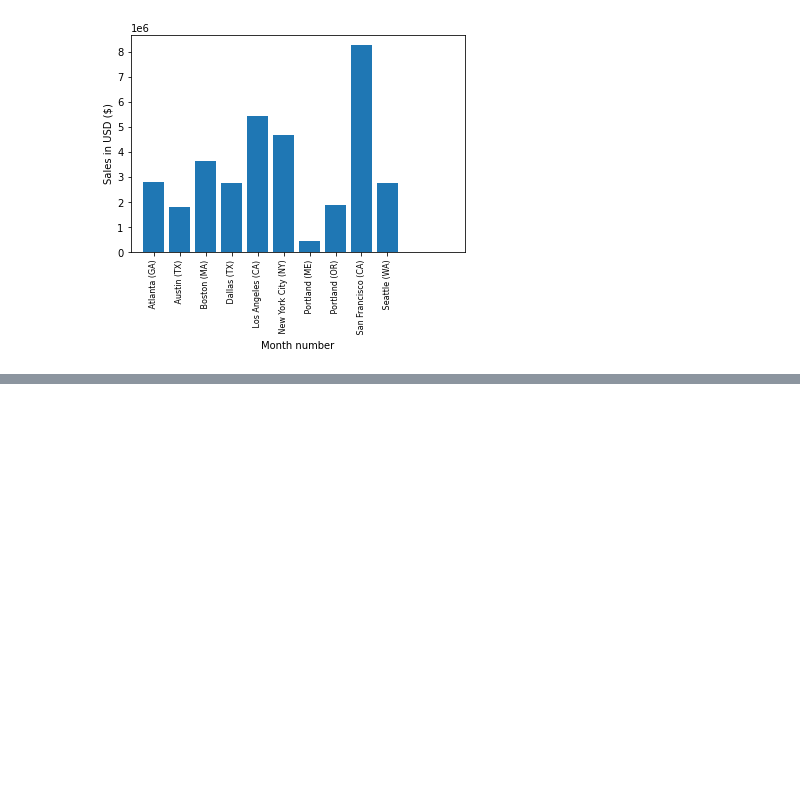
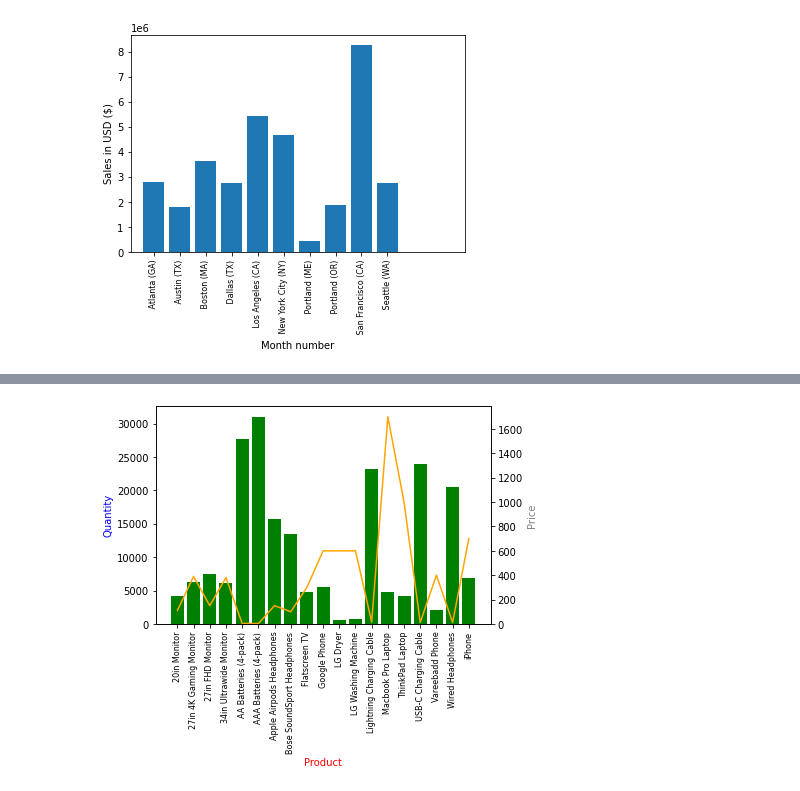
Before and after one commit to aryash14/Data-Visualization, a Jupyter notebook: pandas/code/sales/analysis.ipynb, the cells around one changed output, grey strips where cells are left out. Saved outputs shown, nothing was run; the diff lists cells and outputs as text; code cells hidden in the pictures; blank space fills up the shorter version.

```diff
--- a/pandas/code/sales/analysis.ipynb
+++ b/pandas/code/sales/analysis.ipynb
@@ -130,0 +244,37 @@ plt.show()
+# %%
+prices = all_data.groupby(['Product']).mean()['Price Each']
+fig,ax = plt.subplots()
+
+# plot
+
+ax.bar(product, ms, color='green')
+
+ax.set_xlabel('Product', color = 'red')
+
+# add primary y-axis label
+
+ax.set_ylabel('Quantity', color = 'blue')
+
+# define second y-axis
+
+ax2 = ax.twinx()
+
+# plot
+
+ax2.plot(product, prices, color='orange', marker ='o')
+
+# Align to 0
+
+ax2.set_ylim(bottom=0)
+
+# add second y-axis label
+
+
+ax2.set_ylabel('Price', color = 'grey')
+ax.set_xticklabels(product, rotation='vertical', size=8)
+
+# Display
+
+plt.show()
+# %% [output]
+[figure, added]
```
Also changed, not shown: parts of 8 cells of this notebook.
